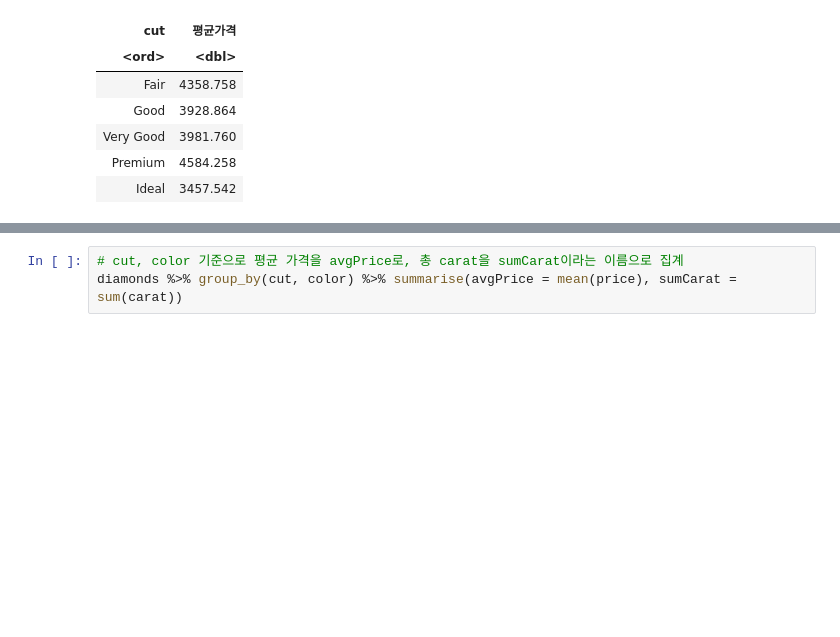
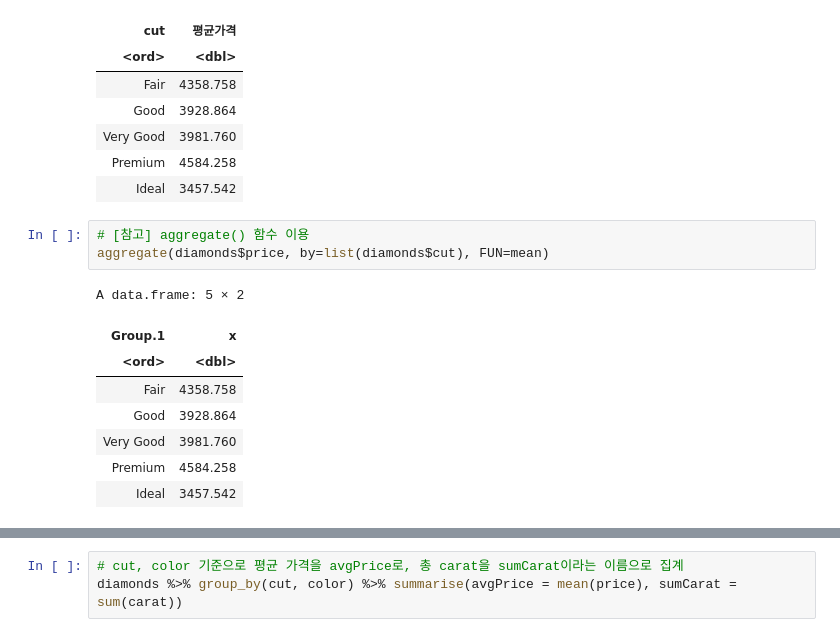
Before and after one commit to gyujin0450/Rstudy, a Jupyter notebook: 303_문제풀기.ipynb, the cells around one changed output, grey strips where cells are left out. Cells and saved outputs as stored; diff of their text form; blank space fills up the shorter version.

```diff
--- a/303_문제풀기.ipynb
+++ b/303_문제풀기.ipynb
@@ -181,3 +188,15 @@ A tibble: 5 × 2
 | Very Good | 3981.760 |
 | Premium | 4584.258 |
 | Ideal | 3457.542 |
+# %%
+# [참고] aggregate() 함수 이용
+aggregate(diamonds$price, by=list(diamonds$cut), FUN=mean)
+# %% [output]
+A data.frame: 5 × 2
+| Group.1 | x |
+| <ord> | <dbl> |
+| Fair | 4358.758 |
+| Good | 3928.864 |
+| Very Good | 3981.760 |
+| Premium | 4584.258 |
+| Ideal | 3457.542 |
```
Also changed, not shown: parts of 5 cells of this notebook.
